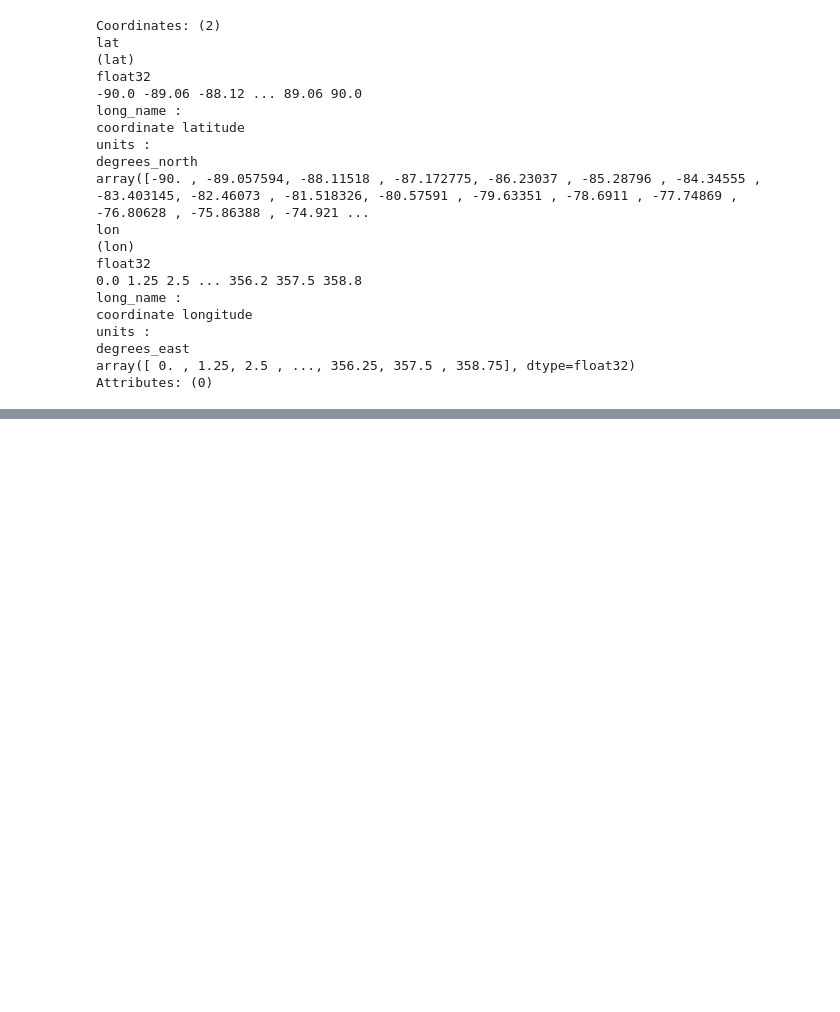
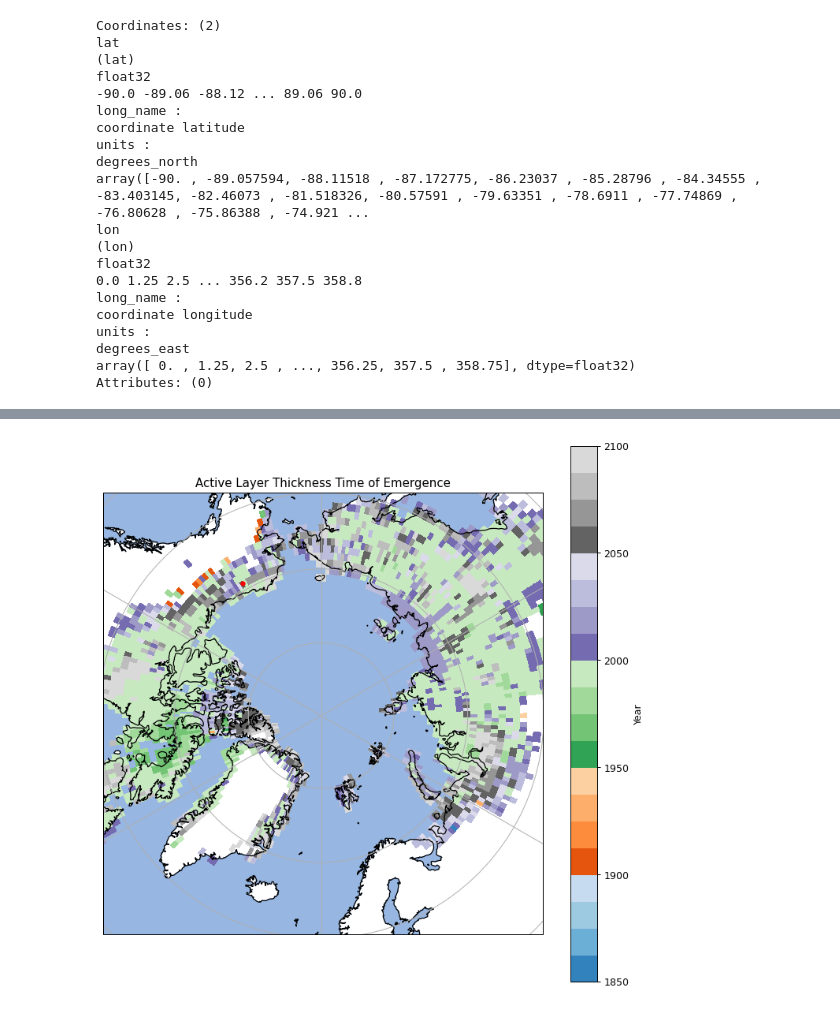
Before and after one commit to eschlerm/permafrost, a Jupyter notebook: ToE.ipynb, the cells around one changed output, grey strips where cells are left out. Drawn from its saved outputs; the diff is of its cells as text; code cells hidden in the pictures; blank space fills up the shorter version.

```diff
--- a/ToE.ipynb
+++ b/ToE.ipynb
@@ -877,45 +875,39 @@ range(0, 192)
 # %%
 plotVar = ToE.ALT
-# print(plotVar)
-plt.figure(figsize=(8,6), dpi= 90)
+plt.figure(figsize=(10,10), dpi= 90)
 
 # Make a new projection, time of class "NorthPolarStereo"
 ax = plt.axes(projection=ccrs.NorthPolarStereo(true_scale_latitude=70))
 
 # here is here you tell Cartopy that the projection
 # of your 'x' and 'y' are geographic (lons and lats)
 # and that you want to transform those lats and lons
 #into 'x' and 'y' in the projection
-plt.pcolormesh(dsMonth2.lon, dsMonth2.lat, plotVar,
+cf = plt.pcolormesh(dsMonth2.lon, dsMonth2.lat, plotVar, cmap='tab20c',vmax=1850,vmin=2100,
                transform=ccrs.PlateCarree());
 
 # plot land
 ax.add_feature(cfeature.OCEAN)
 ax.gridlines()
 ax.coastlines()
+cb = plt.colorbar(cf, label='Year')
 
-for v in range(len(ToE.ALT))
-    if ToE.ALT.value[v] > 2022:
-        plt.colorbar()
-    else:
-        plt.colorbar()
-
-
-plt.colorbar(label='year')
 plt.title('Active Layer Thickness Time of Emergence')
 
 # Limit the map to -60 degrees latitude and below.
 ax.set_extent([-180, 180, 90, 60], ccrs.PlateCarree())
 
 # Compute a circle in axes coordinates, which we can use as a boundary
 # for the map. We can pan/zoom as much as we like - the boundary will be
 # permanently circular.
 theta = np.linspace(0, 2*np.pi, 100)
 center, radius = [0.5, 0.5], 0.5
 verts = np.vstack([np.sin(theta), np.cos(theta)]).T
-#circle = mpath.Path(verts * radius + center)
 
 plt.plot(plon, plat, markersize=4,
                 color='red', linewidth=0, marker='o',
                 transform=ccrs.Geodetic(),
                  )
+plt.show()
+# %% [output]
+[figure, added]
```
Also changed, not shown: parts of 9 cells of this notebook.
